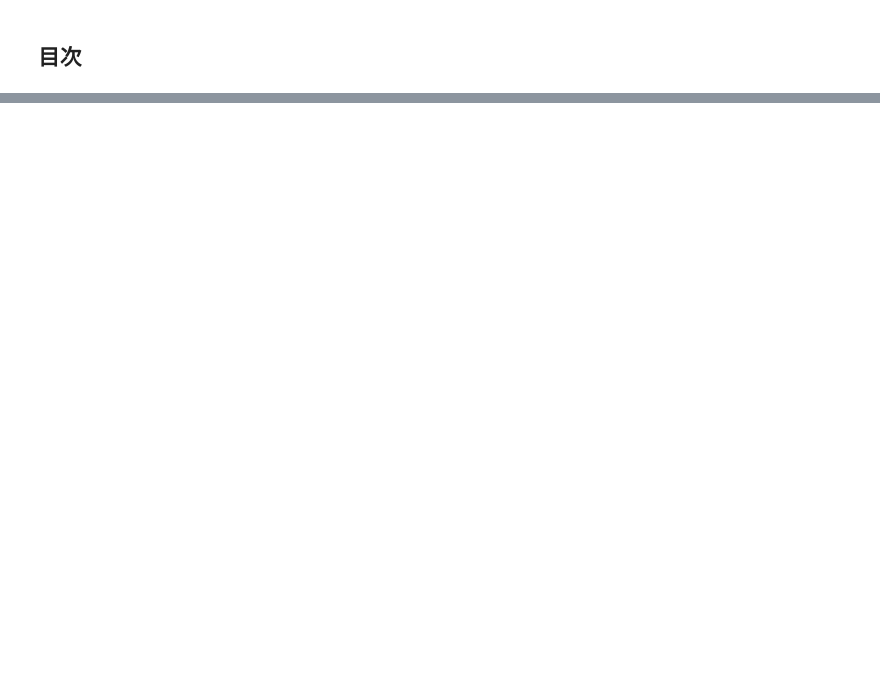
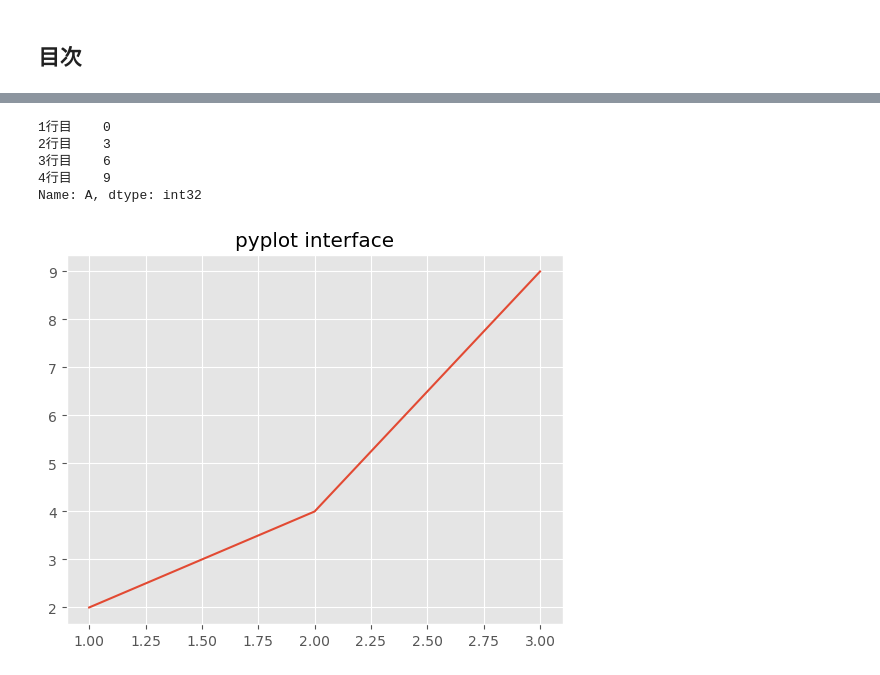
Before and after one commit to tech-of-blue/learning-repo, a Jupyter notebook: 01_Python/01-03_python-exam/Data_Analyst.ipynb, the cells around one changed output, grey strips where cells are left out. Saved outputs shown, nothing was run; the diff lists cells and outputs as text; code cells hidden in the pictures; blank space fills up the shorter version.

```diff
--- a/01_Python/01-03_python-exam/Data_Analyst.ipynb
+++ b/01_Python/01-03_python-exam/Data_Analyst.ipynb
@@ -57,0 +749,25 @@
+# %%
+df.loc[:, :]
+df.loc[:, "A"]
+# %% [output]
+1行目    0
+2行目    3
+3行目    6
+4行目    9
+Name: A, dtype: int32
+# %%
+import matplotlib.pyplot as plt
+import matplotlib.style
+matplotlib.style.use("ggplot")
+# %%
+# pyplotインターフェースでの描画
+# データを用意
+x = [1, 2, 3]
+y = [2, 4, 9]
+
+plt.plot(x, y)
+plt.title("pyplot interface")
+
+plt.show()
+# %% [output]
+[figure, added]
```
Also changed, not shown: parts of 30 cells of this notebook.
